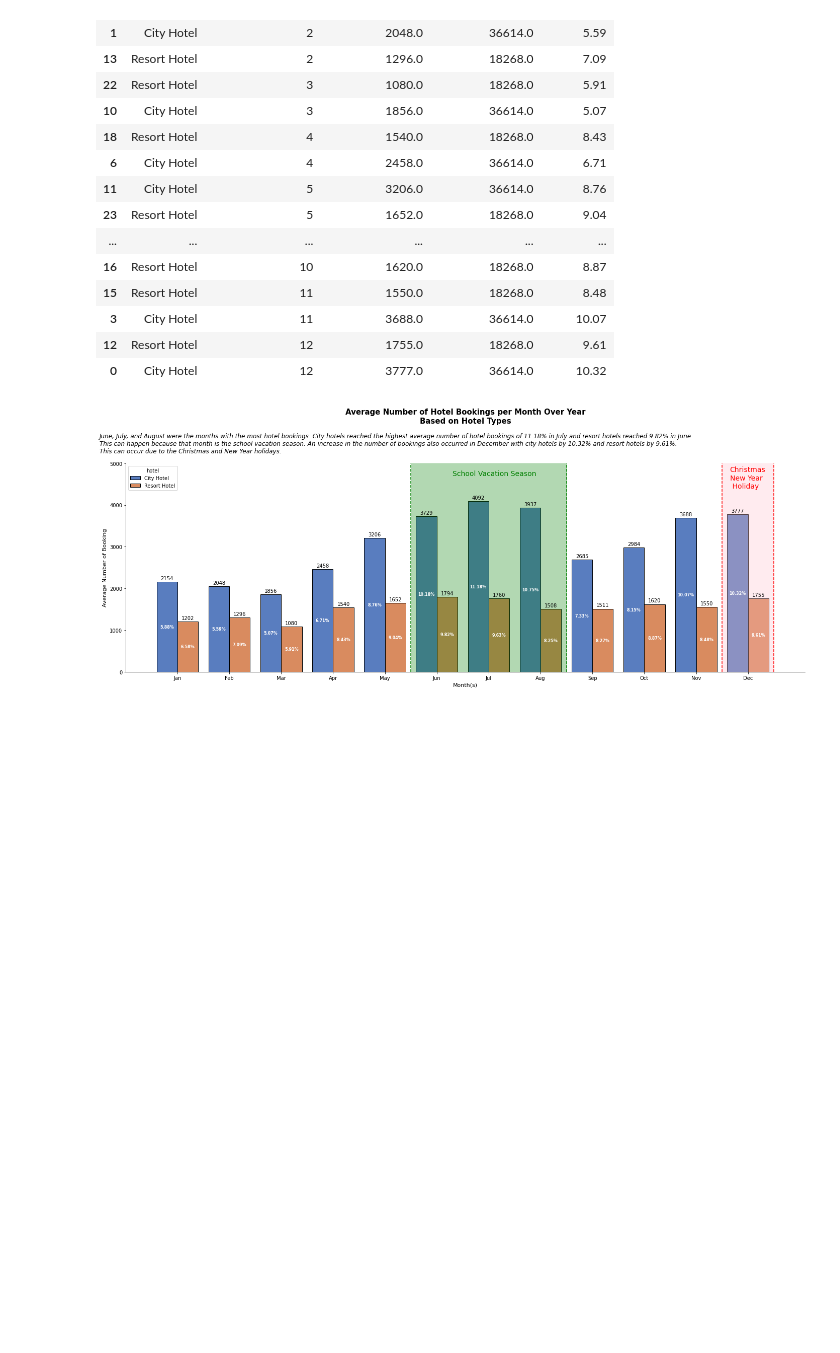
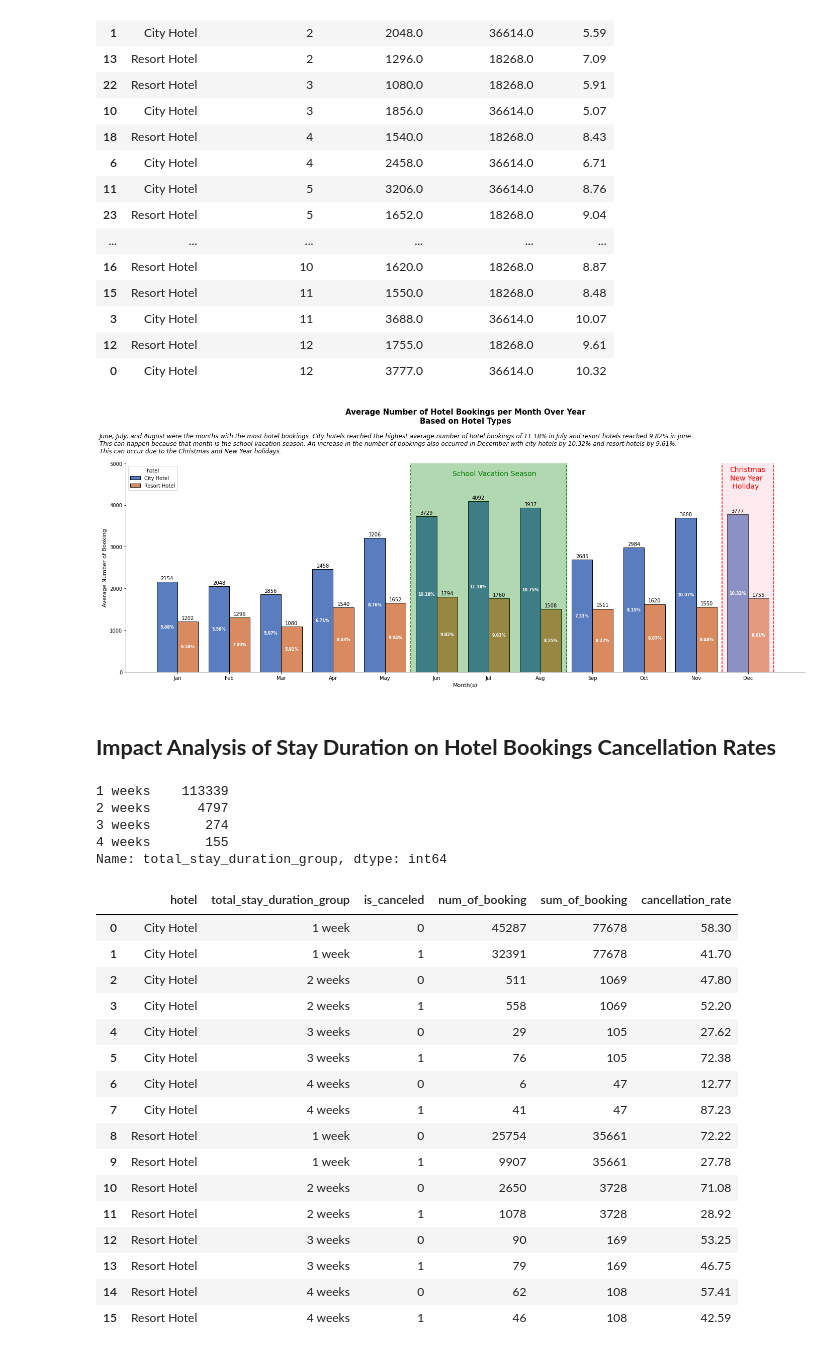
Before and after one commit to ferrysetefanus/Investigate-Hotel-Business-using-Data-Visualization, a Jupyter notebook: hotel_booking.ipynb, the cells around one changed output. Saved outputs shown, nothing was run; the diff lists cells and outputs as text; code cells hidden in the pictures; blank space fills up the shorter version.

```diff
--- a/hotel_booking.ipynb
+++ b/hotel_booking.ipynb
@@ -335,3 +335,60 @@ plt.tight_layout()
 plt.savefig('avg_num_booking.png', dpi=200)
 # %% [output]
 [figure]
+# %% [markdown]
+## **Impact Analysis of Stay Duration on Hotel Bookings Cancellation Rates**
+# %%
+# grouping the total stay duration into week
+
+def stay_duration_group(x):
+  if x['total_stay_duration'] >= 1 and x['total_stay_duration'] <= 7:
+    group = '1 weeks'
+  elif x['total_stay_duration'] >= 8 and x['total_stay_duration'] <= 14:
+    group =  '2 weeks'
+  elif x['total_stay_duration'] >= 15 and x['total_stay_duration'] <= 21:
+    group =  '3 weeks'
+  else:
+    group = '4 weeks'
+  return group
+
+df_fix['total_stay_duration_group'] = df_fix.apply(lambda x: stay_duration_group(x), axis = 1)
+# %%
+df_fix['total_stay_duration_group'].value_counts()
+# %% [output]
+1 weeks    113339
+2 weeks      4797
+3 weeks       274
+4 weeks       155
+Name: total_stay_duration_group, dtype: int64
+# %%
+#create num_of_booking columns
+df_sd = df_fix.groupby(['hotel', 'total_stay_duration_group', 'is_canceled']).agg({'customer_type' : 'count'}).reset_index()
+df_sd.rename(columns={'customer_type' : 'num_of_booking'}, inplace=True)
+
+
+# create sum_of_booking columns
+df_sum = df_sd.groupby(['hotel', 'total_stay_duration_group']).agg({'num_of_booking' : 'sum'}).reset_index()
+df_sum.rename(columns={'num_of_booking' : 'sum_of_booking'}, inplace=True)
+df_sd = df_sd.merge(df_sum, on=['hotel', 'total_stay_duration_group'])
+
+#create cancellation rate percentage
+df_sd['cancellation_rate'] = round((df_sd['num_of_booking']/df_sd['sum_of_booking'])*100, 2)
+df_sd
+# %% [output]
+|  | hotel | total_stay_duration_group | is_canceled | num_of_booking | sum_of_booking | cancellation_rate |
+| 0 | City Hotel | 1 week | 0 | 45287 | 77678 | 58.30 |
+| 1 | City Hotel | 1 week | 1 | 32391 | 77678 | 41.70 |
+| 2 | City Hotel | 2 weeks | 0 | 511 | 1069 | 47.80 |
+| 3 | City Hotel | 2 weeks | 1 | 558 | 1069 | 52.20 |
+| 4 | City Hotel | 3 weeks | 0 | 29 | 105 | 27.62 |
+| 5 | City Hotel | 3 weeks | 1 | 76 | 105 | 72.38 |
+| 6 | City Hotel | 4 weeks | 0 | 6 | 47 | 12.77 |
+| 7 | City Hotel | 4 weeks | 1 | 41 | 47 | 87.23 |
+| 8 | Resort Hotel | 1 week | 0 | 25754 | 35661 | 72.22 |
+| 9 | Resort Hotel | 1 week | 1 | 9907 | 35661 | 27.78 |
+| 10 | Resort Hotel | 2 weeks | 0 | 2650 | 3728 | 71.08 |
+| 11 | Resort Hotel | 2 weeks | 1 | 1078 | 3728 | 28.92 |
+| 12 | Resort Hotel | 3 weeks | 0 | 90 | 169 | 53.25 |
+| 13 | Resort Hotel | 3 weeks | 1 | 79 | 169 | 46.75 |
+| 14 | Resort Hotel | 4 weeks | 0 | 62 | 108 | 57.41 |
+| 15 | Resort Hotel | 4 weeks | 1 | 46 | 108 | 42.59 |
```
Also changed, not shown: parts of 9 cells of this notebook, 3 other files.
